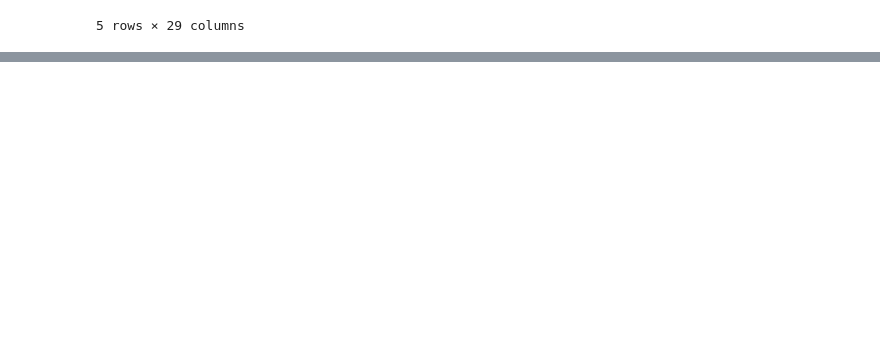
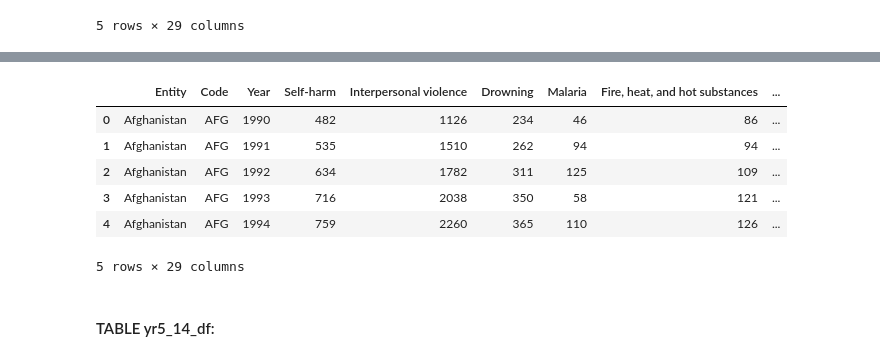
Before and after one commit to jdormaar/Global-Mortality-Distributions-by-Age-Groups, a Jupyter notebook: W4P3_Tableau_doodle_doc.ipynb, the cells around one changed output, grey strips where cells are left out. Drawn from its saved outputs; the diff is of its cells as text; code cells hidden in the pictures; blank space fills up the shorter version.

```diff
--- a/W4P3_Tableau_doodle_doc.ipynb
+++ b/W4P3_Tableau_doodle_doc.ipynb
@@ -117,0 +349,40 @@ SyntaxError: invalid syntax (2019282451.py, line 4)
+# %%
+# Rename Headings:
+yr15_49_df = yr15_49_df.rename(columns = {
+       'Deaths - Self-harm - Sex: Both - Age: 15-49 years (Number)': 'Self-harm',
+       'Deaths - Interpersonal violence - Sex: Both - Age: 15-49 years (Number)': 'Interpersonal violence',
+       'Deaths - Exposure to forces of nature - Sex: Both - Age: 15-49 years (Number)': 'Exposure to forces of nature',
+       'Deaths - Drowning - Sex: Both - Age: 15-49 years (Number)': 'Drowning',
+       'Deaths - Environmental heat and cold exposure - Sex: Both - Age: 15-49 years (Number)': 'Environmental heat and cold exposure',
+       'Deaths - Diarrheal diseases - Sex: Both - Age: 15-49 years (Number)': 'Diarrheal diseases',
+       'Deaths - Road injuries - Sex: Both - Age: 15-49 years (Number)': 'Road injuries',
+       'Deaths - Tuberculosis - Sex: Both - Age: 15-49 years (Number)': 'Tuberculosis',
+       'Deaths - HIV/AIDS - Sex: Both - Age: 15-49 years (Number)': 'HIV/AIDS',
+       'Deaths - Parkinson\'s disease - Sex: Both - Age: 15-49 years (Number)': 'Parkinson\'s disease',
+       'Deaths - Malaria - Sex: Both - Age: 15-49 years (Number)': 'Malaria',
+       'Deaths - Fire, heat, and hot substances - Sex: Both - Age: 15-49 years (Number)': 'Fire, heat, and hot substances',
+       'Deaths - Chronic kidney disease - Sex: Both - Age: 15-49 years (Number)': 'Chronic kidney disease',
+       'Deaths - Neoplasms - Sex: Both - Age: 15-49 years (Number)': 'Neoplasms',
+       'Deaths - Digestive diseases - Sex: Both - Age: 15-49 years (Number)': 'Digestive diseases',
+       'Deaths - Cirrhosis and other chronic liver diseases - Sex: Both - Age: 15-49 years (Number)': 'Cirrhosis and other chronic liver diseases',
+       'Deaths - Chronic respiratory diseases - Sex: Both - Age: 15-49 years (Number)': 'Chronic respiratory diseases',
+       'Deaths - Alzheimer\'s disease and other dementias - Sex: Both - Age: 15-49 years (Number)': 'Alzheimer\'s disease and other dementias',
+       'Deaths - Cardiovascular diseases - Sex: Both - Age: 15-49 years (Number)': 'Cardiovascular diseases',
+       'Deaths - Nutritional deficiencies - Sex: Both - Age: 15-49 years (Number)': 'Nutritional deficiencies',
+       'Deaths - Drug use disorders - Sex: Both - Age: 15-49 years (Number)': 'Drug use disorders',
+       'Deaths - Alcohol use disorders - Sex: Both - Age: 15-49 years (Number)': 'Alcohol use disorders',
+       'Deaths - Lower respiratory infections - Sex: Both - Age: 15-49 years (Number)': 'Lower respiratory infections',
+       'Deaths - Diabetes mellitus - Sex: Both - Age: 15-49 years (Number)': 'Diabetes mellitus',
+       'Deaths - Protein-energy malnutrition - Sex: Both - Age: 15-49 years (Number)': 'Protein-energy malnutrition',
+       'Deaths - Acute hepatitis - Sex: Both - Age: 15-49 years (Number)': 'Acute hepatitis'})
+yr15_49_df.head()
+# %% [output]
+|  | Entity | Code | Year | Self-harm | Interpersonal violence | Drowning | Malaria | Fire, heat, and hot substances | ... |
+| 0 | Afghanistan | AFG | 1990 | 482 | 1126 | 234 | 46 | 86 | ... |
+| 1 | Afghanistan | AFG | 1991 | 535 | 1510 | 262 | 94 | 94 | ... |
+| 2 | Afghanistan | AFG | 1992 | 634 | 1782 | 311 | 125 | 109 | ... |
+| 3 | Afghanistan | AFG | 1993 | 716 | 2038 | 350 | 58 | 121 | ... |
+| 4 | Afghanistan | AFG | 1994 | 759 | 2260 | 365 | 110 | 126 | ... |
+5 rows × 29 columns
+# %% [markdown]
+#### TABLE yr5_14_df:
```
Also changed, not shown: parts of 44 cells of this notebook, 3 other files.
